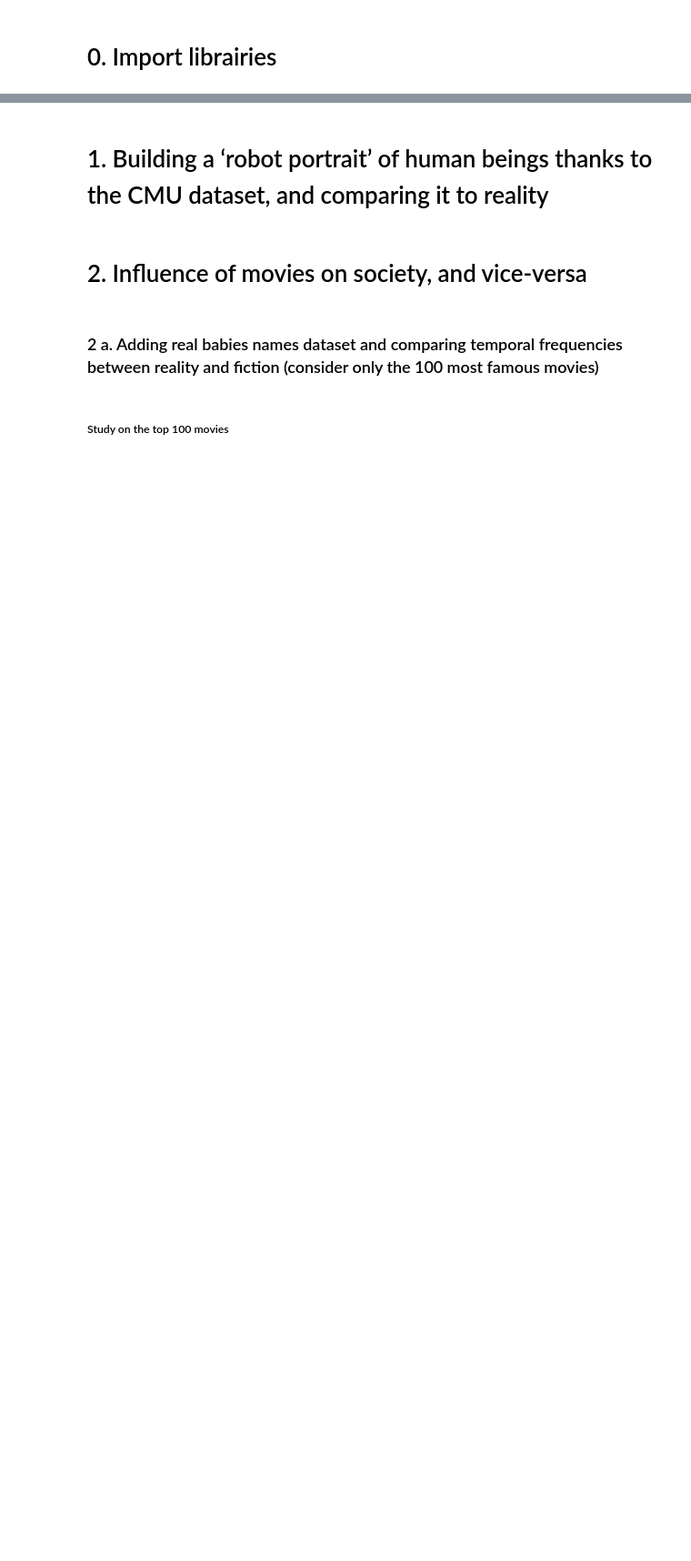
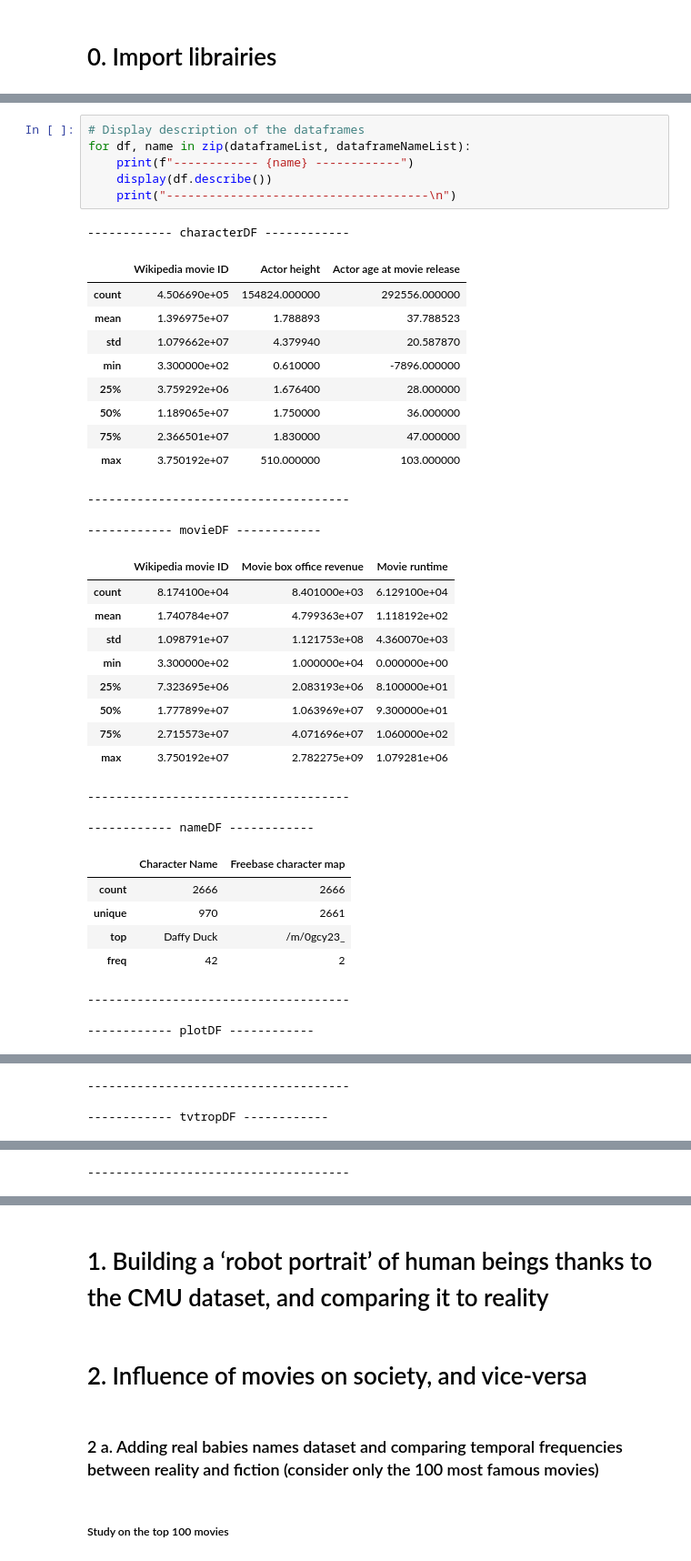
Before and after one commit to epfl-ada/ada-2023-project-tea4two, a Jupyter notebook: Projet-Tea4Two-P2.ipynb, the cells around one changed output, grey strips where cells are left out. Shown: that part at 91% size. Saved outputs shown, nothing was run; the diff lists cells and outputs as text; blank space fills up the shorter version.

```diff
--- a/Projet-Tea4Two-P2.ipynb
+++ b/Projet-Tea4Two-P2.ipynb
@@ -64,0 +35,40 @@ Length of header or names does not match length of data. This leads to a loss of
+# %%
+# Display description of the dataframes
+for df, name in zip(dataframeList, dataframeNameList):
+    print(f"------------ {name} ------------")
+    display(df.describe())
+    print("-------------------------------------\n")
+# %% [output]
+------------ characterDF ------------
+|  | Wikipedia movie ID | Actor height | Actor age at movie release |
+| count | 4.506690e+05 | 154824.000000 | 292556.000000 |
+| mean | 1.396975e+07 | 1.788893 | 37.788523 |
+| std | 1.079662e+07 | 4.379940 | 20.587870 |
+| min | 3.300000e+02 | 0.610000 | -7896.000000 |
+| 25% | 3.759292e+06 | 1.676400 | 28.000000 |
+| 50% | 1.189065e+07 | 1.750000 | 36.000000 |
+| 75% | 2.366501e+07 | 1.830000 | 47.000000 |
+| max | 3.750192e+07 | 510.000000 | 103.000000 |
+-------------------------------------
+
+------------ movieDF ------------
+|  | Wikipedia movie ID | Movie box office revenue | Movie runtime |
+| count | 8.174100e+04 | 8.401000e+03 | 6.129100e+04 |
+| mean | 1.740784e+07 | 4.799363e+07 | 1.118192e+02 |
+| std | 1.098791e+07 | 1.121753e+08 | 4.360070e+03 |
+| min | 3.300000e+02 | 1.000000e+04 | 0.000000e+00 |
+| 25% | 7.323695e+06 | 2.083193e+06 | 8.100000e+01 |
+| 50% | 1.777899e+07 | 1.063969e+07 | 9.300000e+01 |
+| 75% | 2.715573e+07 | 4.071696e+07 | 1.060000e+02 |
+| max | 3.750192e+07 | 2.782275e+09 | 1.079281e+06 |
+-------------------------------------
+
+------------ nameDF ------------
+|  | Character Name | Freebase character map |
+| count | 2666 | 2666 |
+| unique | 970 | 2661 |
+| top | Daffy Duck | /m/0gcy23_ |
+| freq | 42 | 2 |
+-------------------------------------
+
+------------ plotDF ------------
@@ -64,0 +84,3 @@ Length of header or names does not match length of data. This leads to a loss of
+-------------------------------------
+
+------------ tvtropDF ------------
@@ -64,0 +92 @@ Length of header or names does not match length of data. This leads to a loss of
+-------------------------------------
```
Also changed, not shown: parts of 27 cells of this notebook, 3 other files.
